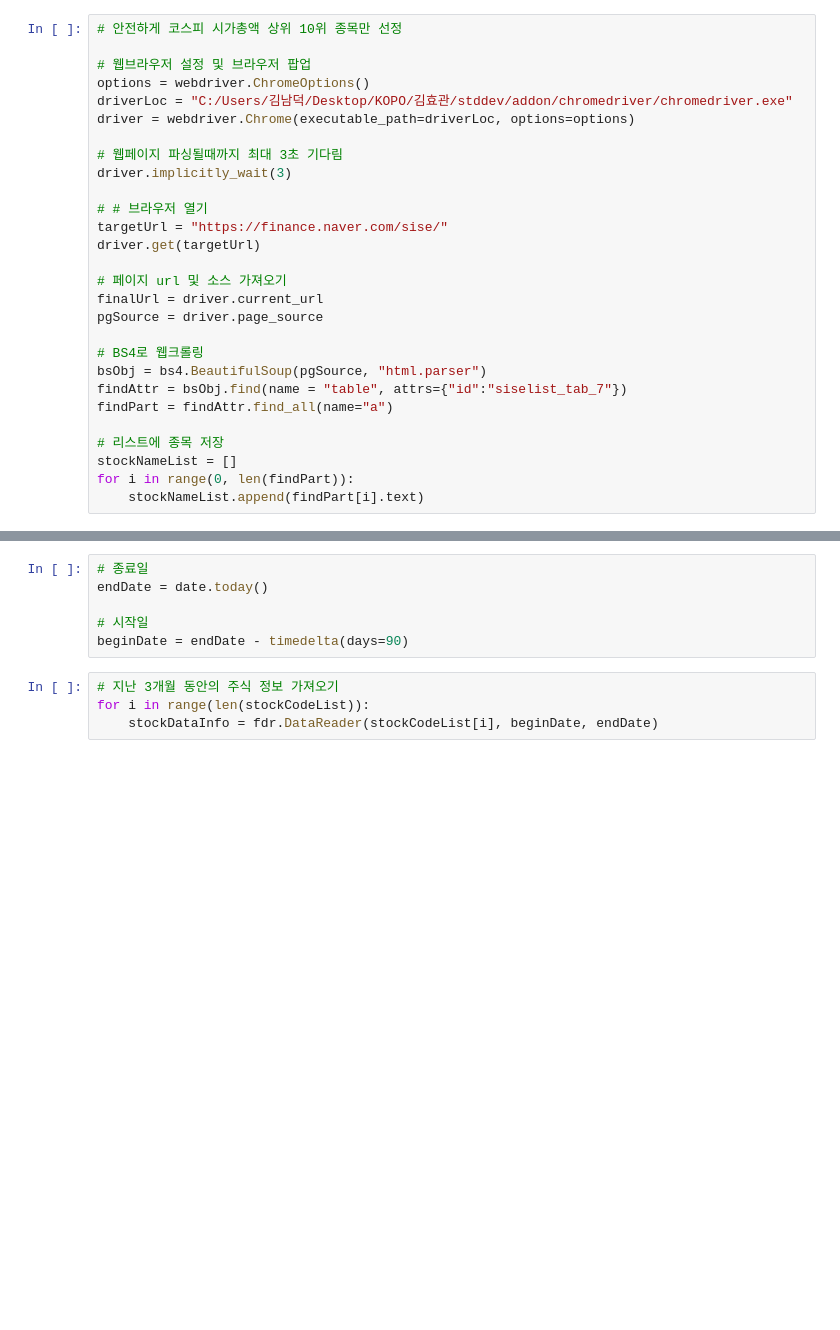
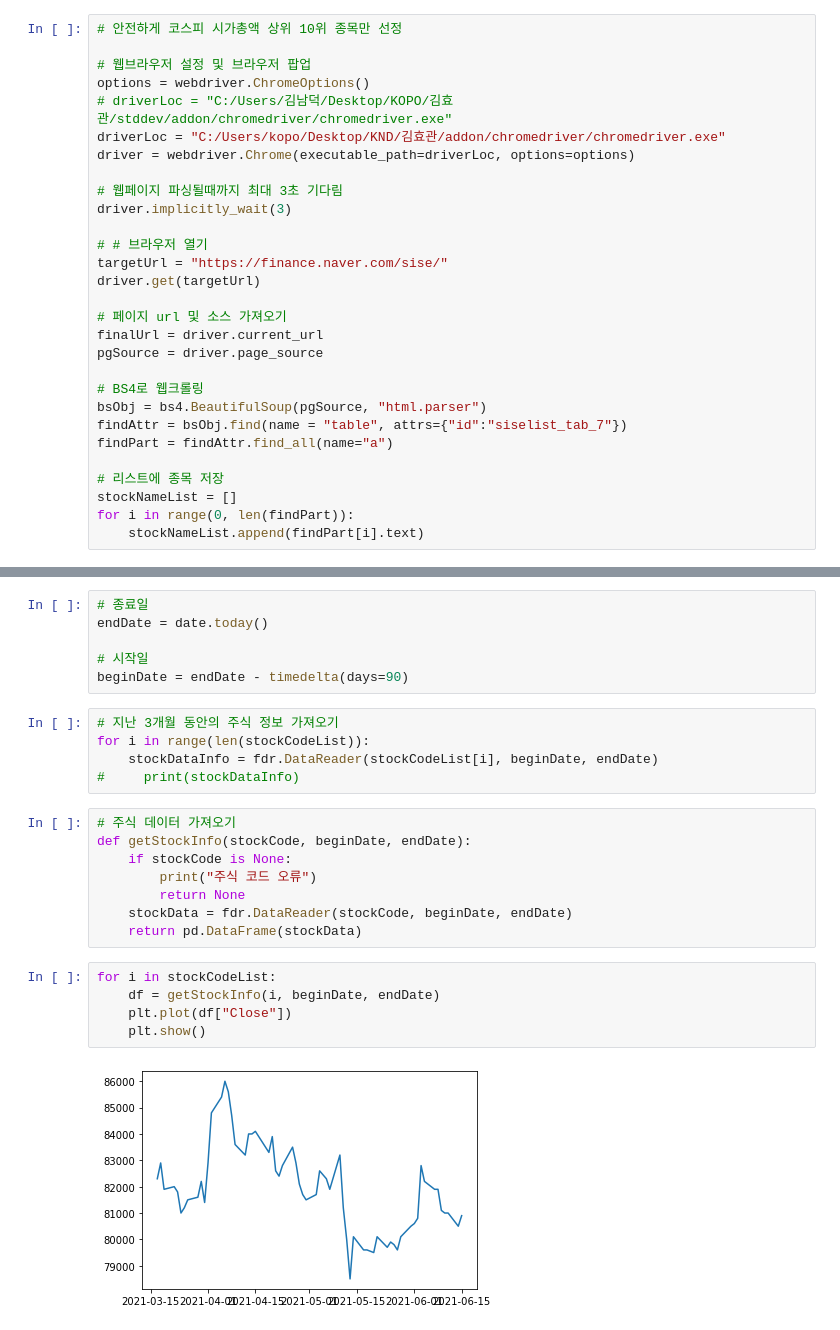
Before and after one commit to anndy2231/python, a Jupyter notebook: 주가예측/StockPrediction.ipynb, the cells around one changed output, grey strips where cells are left out. Drawn from its saved outputs; the diff is of its cells as text; blank space fills up the shorter version.

```diff
--- a/주가예측/StockPrediction.ipynb
+++ b/주가예측/StockPrediction.ipynb
@@ -24,7 +25,8 @@ import bs4
 
 # 웹브라우저 설정 및 브라우저 팝업
 options = webdriver.ChromeOptions()
-driverLoc = "C:/Users/김남덕/Desktop/KOPO/김효관/stddev/addon/chromedriver/chromedriver.exe"
+# driverLoc = "C:/Users/김남덕/Desktop/KOPO/김효관/stddev/addon/chromedriver/chromedriver.exe"
+driverLoc = "C:/Users/kopo/Desktop/KND/김효관/addon/chromedriver/chromedriver.exe"
 driver = webdriver.Chrome(executable_path=driverLoc, options=options)
 
 # 웹페이지 파싱될때까지 최대 3초 기다림
@@ -93,3 +95,19 @@ beginDate = endDate - timedelta(days=90)
 # 지난 3개월 동안의 주식 정보 가져오기
 for i in range(len(stockCodeList)):
     stockDataInfo = fdr.DataReader(stockCodeList[i], beginDate, endDate)
+#     print(stockDataInfo)
+# %%
+# 주식 데이터 가져오기
+def getStockInfo(stockCode, beginDate, endDate):
+    if stockCode is None:
+        print("주식 코드 오류")
+        return None
+    stockData = fdr.DataReader(stockCode, beginDate, endDate)
+    return pd.DataFrame(stockData)
+# %%
+for i in stockCodeList:
+    df = getStockInfo(i, beginDate, endDate)
+    plt.plot(df["Close"])
+    plt.show()
+# %% [output]
+[figure, added]
```
Also changed, not shown: parts of 8 cells of this notebook.
